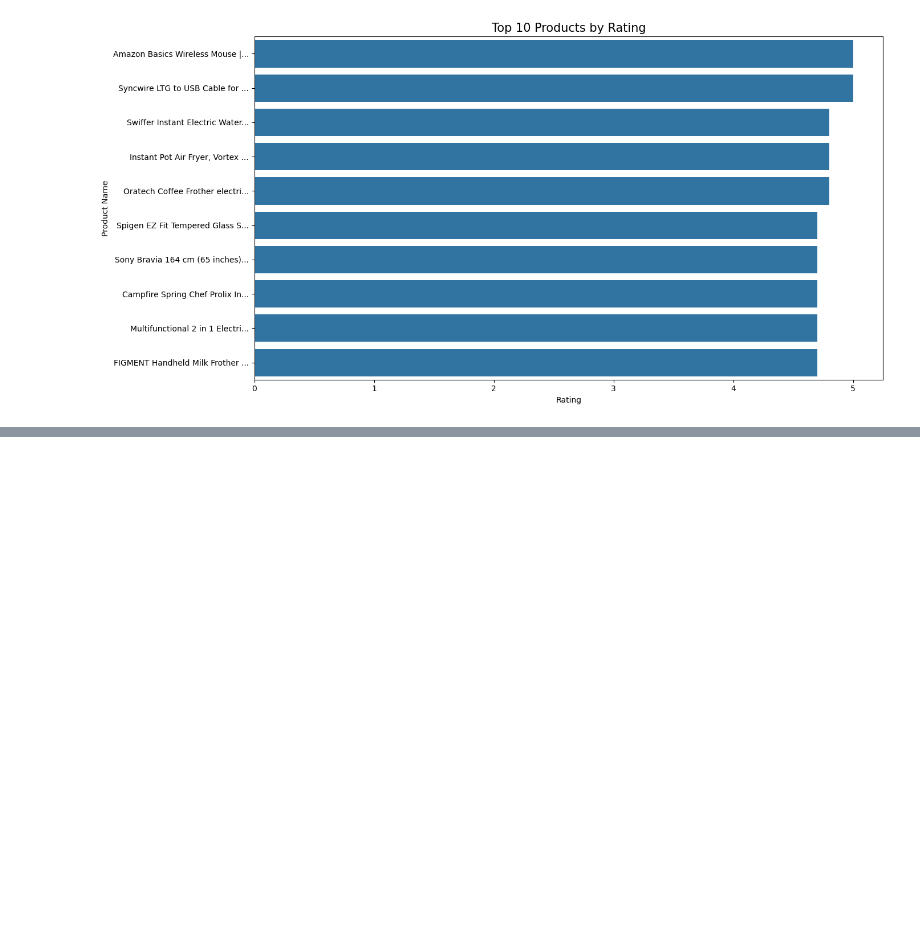
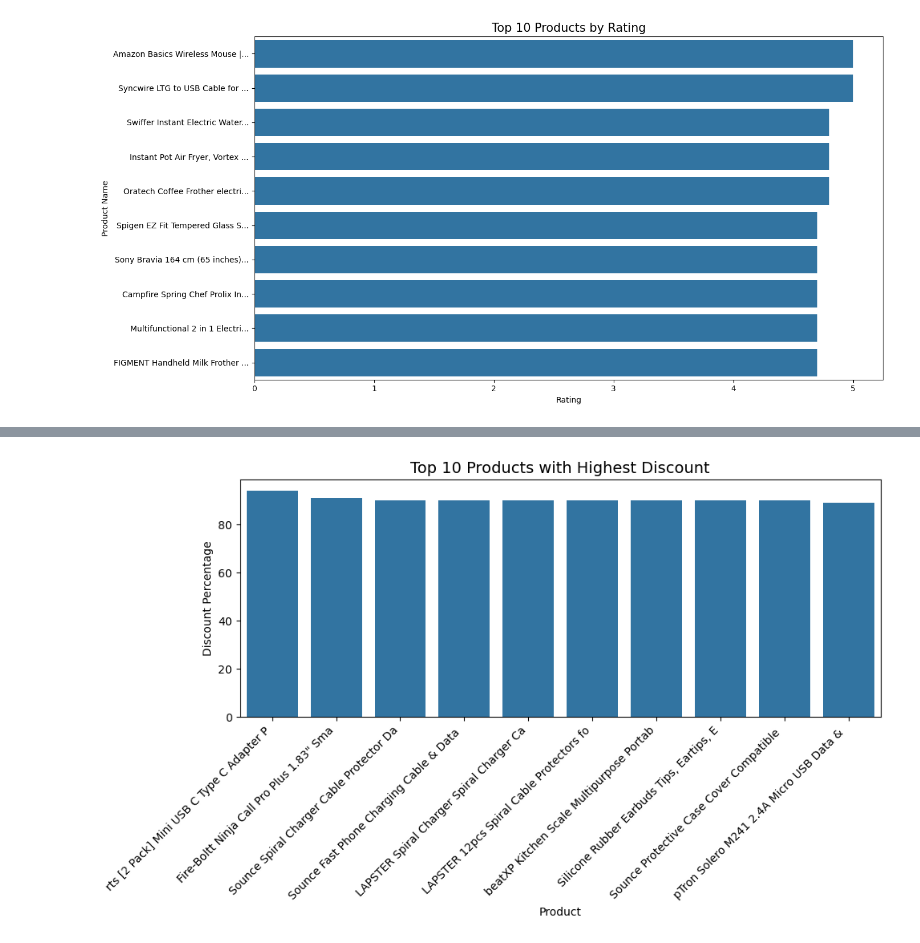
Before and after one commit to Parvashukla26/Amazon_Data_Analysis, a Jupyter notebook: Amazon_Data_Analysis.ipynb, the cells around one changed output, grey strips where cells are left out. Saved outputs shown, nothing was run; the diff lists cells and outputs as text; code cells hidden in the pictures; blank space fills up the shorter version.

Commit message:
Second Visualization : Top 10 products by most discount

```diff
--- a/Amazon_Data_Analysis.ipynb
+++ b/Amazon_Data_Analysis.ipynb
@@ -212,3 +212,9 @@ plt.tight_layout()
 plt.show()
 # %% [output]
 [figure]
+# %%
+df_unique = df.drop_duplicates(subset='product_name')
+most_discounted = df_unique.sort_values(by='discount_percentage', ascending=False).head(10)
+most_discounted.reset_index(drop=True, inplace=True)
+most_discounted['short_name'] = most_discounted['product_name'].str.slice(0, 40)
+most_discounted
@@ -214,0 +233,11 @@ plt.show()
+# %%
+plt.figure(figsize=(10, 6))
+sns.barplot(data= most_discounted, x='short_name', y='discount_percentage')
+plt.xticks(rotation=45, ha='right')
+plt.xlabel('Product')
+plt.ylabel('Discount Percentage')
+plt.title('Top 10 Products with Highest Discount', fontsize=14)
+plt.tight_layout()
+plt.show()
+# %% [output]
+[figure, added]
```
Also changed, not shown: parts of 1 cell of this notebook.
